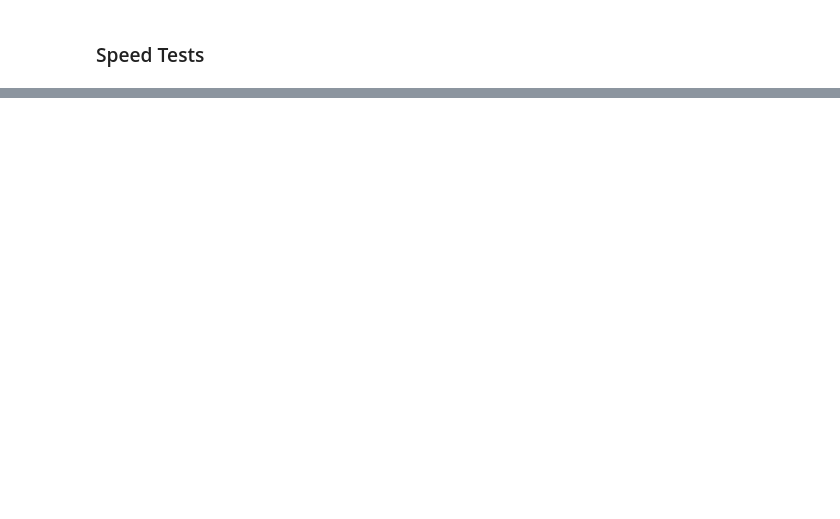
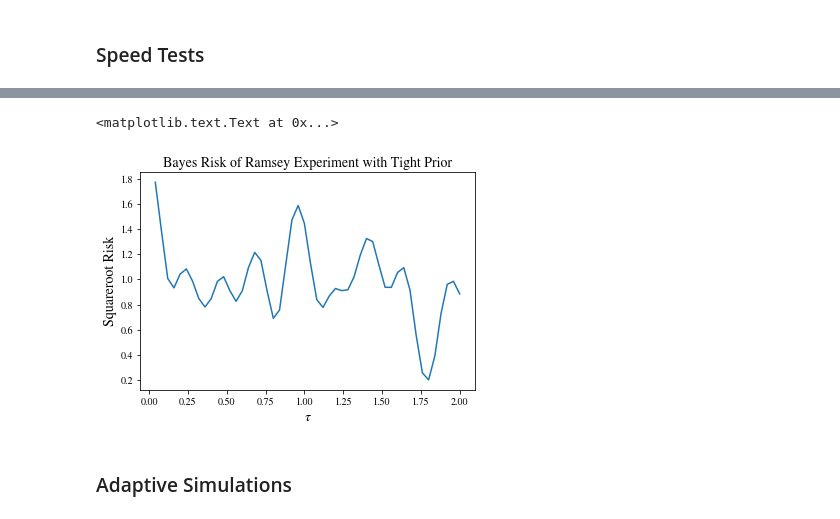
Before and after one commit to ihincks/nv-adaptive, a Jupyter notebook: src/nv-adaptive-simulations.ipynb, the cells around one changed output, grey strips where cells are left out. Cells and saved outputs as stored; diff of their text form; code cells hidden in the pictures; blank space fills up the shorter version.

```diff
--- a/src/nv-adaptive-simulations.ipynb
+++ b/src/nv-adaptive-simulations.ipynb
@@ -108,0 +136,12 @@ x = ham_model.likelihood(1, mps, all_eps) - ham_model_cached.likelihood(1, mps,
+# %%
+updater = qi.SMCUpdater(ham_model, 5000, narrow_prior)
+ramsey_eps = ramsey_sweep(max_tau=2,n=50)
+plt.plot(ramsey_eps['tau'], updater.bayes_risk(ramsey_eps))
+plt.title('Bayes Risk of Ramsey Experiment with Tight Prior')
+plt.xlabel(r'$\tau~(\mu s)$')
+plt.ylabel(r'Squareroot Risk')
+# %% [output]
+<matplotlib.text.Text at 0x...>
+[figure, added]
+# %% [markdown]
+### Adaptive Simulations
```
Also changed, not shown: parts of 12 cells of this notebook, 2 other files.
